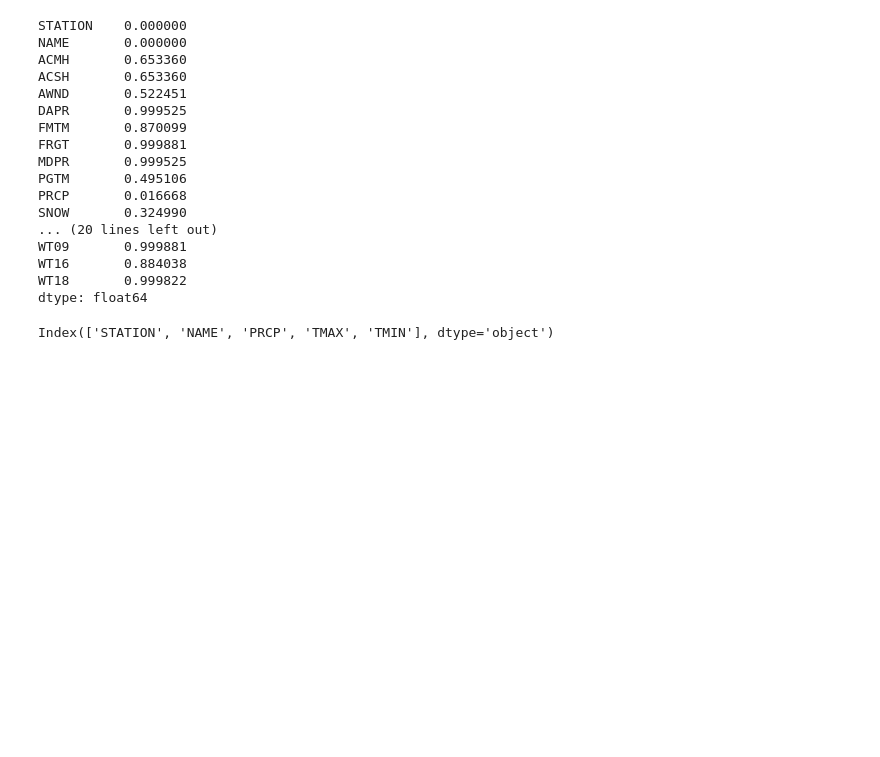
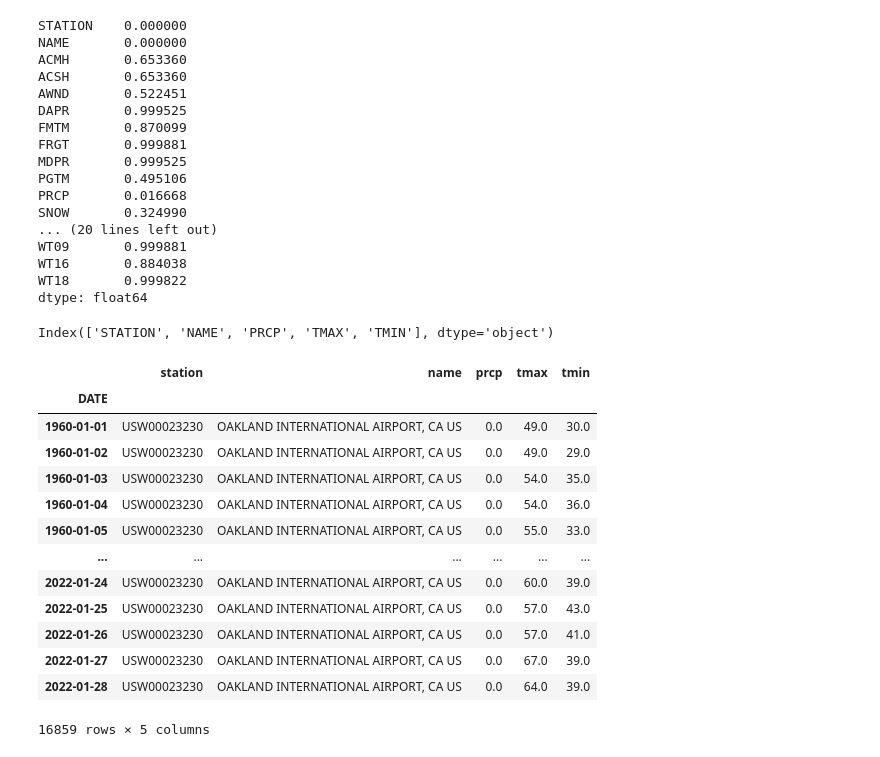
Before and after one commit to bimsi/weather-prediction, a Jupyter notebook: weather_yt.ipynb, the cells around one changed output. Drawn from its saved outputs; the diff is of its cells as text; code cells hidden in the pictures; blank space fills up the shorter version.

```diff
--- a/weather_yt.ipynb
+++ b/weather_yt.ipynb
@@ -98,3 +98,24 @@ valid_columns = weather.columns[missing_percent < .05]
 valid_columns
 # %% [output]
 Index(['STATION', 'NAME', 'PRCP', 'TMAX', 'TMIN'], dtype='object')
+# %%
+weather = weather[valid_columns].copy()
+# %%
+weather.columns = weather.columns.str.lower()
+# %%
+weather
+# %% [output]
+|  | station | name | prcp | tmax | tmin |
+| DATE |  |  |  |  |  |
+| 1960-01-01 | USW00023230 | OAKLAND INTERNATIONAL AIRPORT, CA US | 0.0 | 49.0 | 30.0 |
+| 1960-01-02 | USW00023230 | OAKLAND INTERNATIONAL AIRPORT, CA US | 0.0 | 49.0 | 29.0 |
+| 1960-01-03 | USW00023230 | OAKLAND INTERNATIONAL AIRPORT, CA US | 0.0 | 54.0 | 35.0 |
+| 1960-01-04 | USW00023230 | OAKLAND INTERNATIONAL AIRPORT, CA US | 0.0 | 54.0 | 36.0 |
+| 1960-01-05 | USW00023230 | OAKLAND INTERNATIONAL AIRPORT, CA US | 0.0 | 55.0 | 33.0 |
+| ... | ... | ... | ... | ... | ... |
+| 2022-01-24 | USW00023230 | OAKLAND INTERNATIONAL AIRPORT, CA US | 0.0 | 60.0 | 39.0 |
+| 2022-01-25 | USW00023230 | OAKLAND INTERNATIONAL AIRPORT, CA US | 0.0 | 57.0 | 43.0 |
+| 2022-01-26 | USW00023230 | OAKLAND INTERNATIONAL AIRPORT, CA US | 0.0 | 57.0 | 41.0 |
+| 2022-01-27 | USW00023230 | OAKLAND INTERNATIONAL AIRPORT, CA US | 0.0 | 67.0 | 39.0 |
+| 2022-01-28 | USW00023230 | OAKLAND INTERNATIONAL AIRPORT, CA US | 0.0 | 64.0 | 39.0 |
+16859 rows × 5 columns
```
